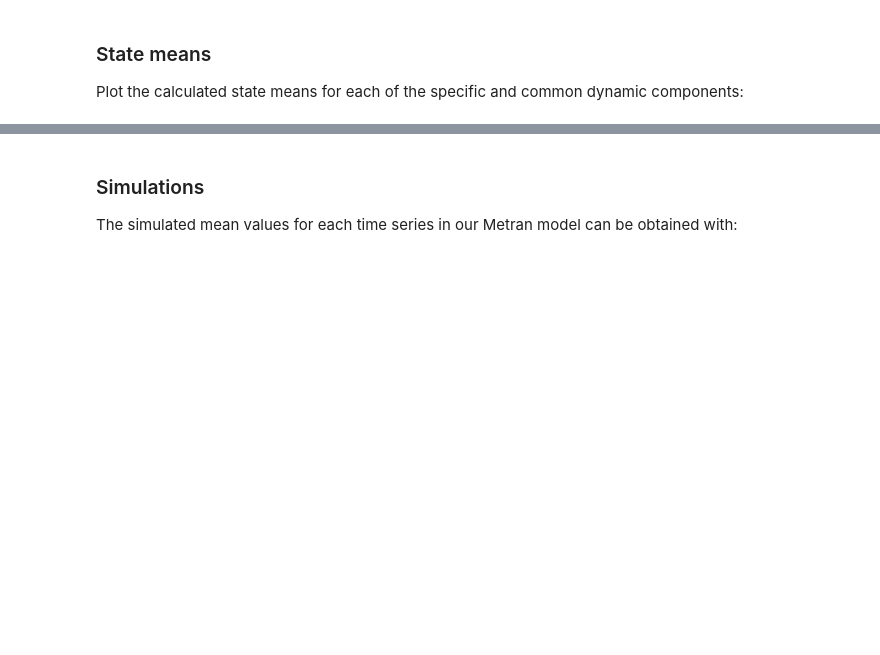
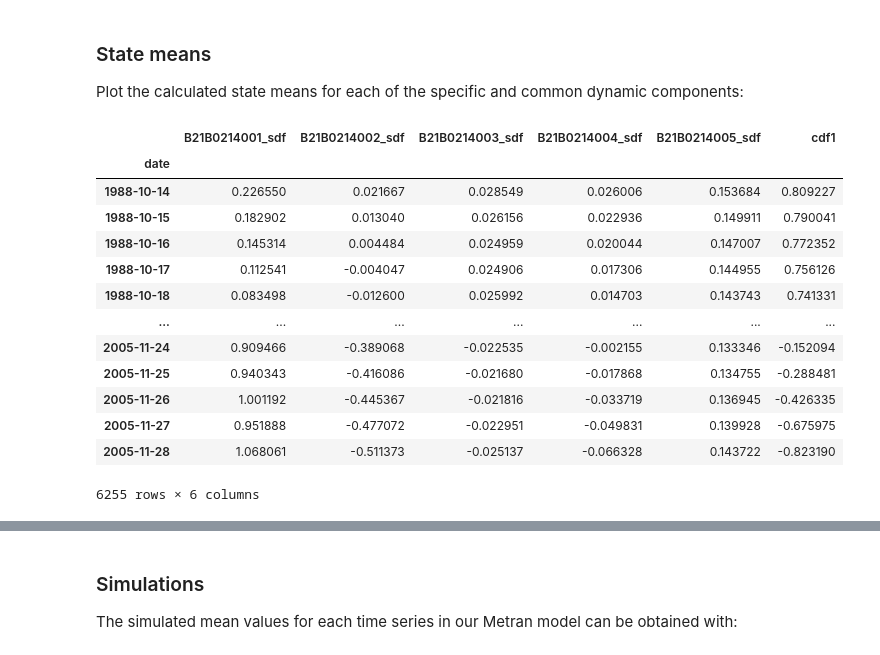
Before and after one commit to pastas/metran, a Jupyter notebook: examples/metran_practical_example.ipynb, the cells around one changed output, grey strips where cells are left out. Saved outputs shown, nothing was run; the diff lists cells and outputs as text; code cells hidden in the pictures; blank space fills up the shorter version.

```diff
--- a/examples/metran_practical_example.ipynb
+++ b/examples/metran_practical_example.ipynb
@@ -91,6 +91,23 @@ ax = mt.plots.scree_plot()
 ### State means
 
 Plot the calculated state means for each of the specific and common dynamic components:
+# %%
+mt.get_state_means()
+# %% [output]
+|  | B21B0214001_sdf | B21B0214002_sdf | B21B0214003_sdf | B21B0214004_sdf | B21B0214005_sdf | cdf1 |
+| date |  |  |  |  |  |  |
+| 1988-10-14 | 0.226550 | 0.021667 | 0.028549 | 0.026006 | 0.153684 | 0.809227 |
+| 1988-10-15 | 0.182902 | 0.013040 | 0.026156 | 0.022936 | 0.149911 | 0.790041 |
+| 1988-10-16 | 0.145314 | 0.004484 | 0.024959 | 0.020044 | 0.147007 | 0.772352 |
+| 1988-10-17 | 0.112541 | -0.004047 | 0.024906 | 0.017306 | 0.144955 | 0.756126 |
+| 1988-10-18 | 0.083498 | -0.012600 | 0.025992 | 0.014703 | 0.143743 | 0.741331 |
+| ... | ... | ... | ... | ... | ... | ... |
+| 2005-11-24 | 0.909466 | -0.389068 | -0.022535 | -0.002155 | 0.133346 | -0.152094 |
+| 2005-11-25 | 0.940343 | -0.416086 | -0.021680 | -0.017868 | 0.134755 | -0.288481 |
+| 2005-11-26 | 1.001192 | -0.445367 | -0.021816 | -0.033719 | 0.136945 | -0.426335 |
+| 2005-11-27 | 0.951888 | -0.477072 | -0.022951 | -0.049831 | 0.139928 | -0.675975 |
+| 2005-11-28 | 1.068061 | -0.511373 | -0.025137 | -0.066328 | 0.143722 | -0.823190 |
+6255 rows × 6 columns
 # %%
 axes = mt.plots.state_means(adjust_height=True)
 # %% [output]
```
Also changed, not shown: parts of 2 cells of this notebook, 2 other files.
